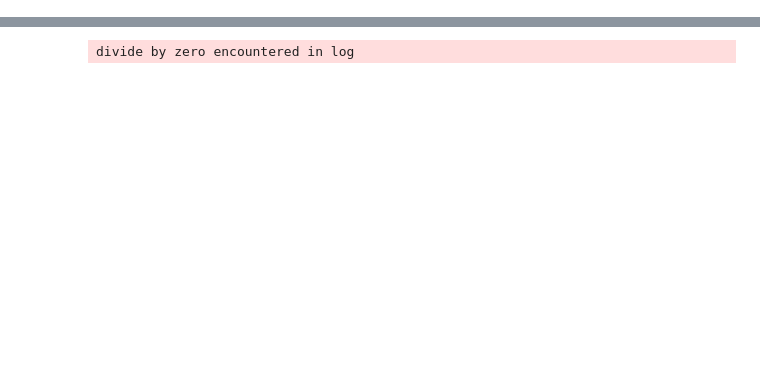
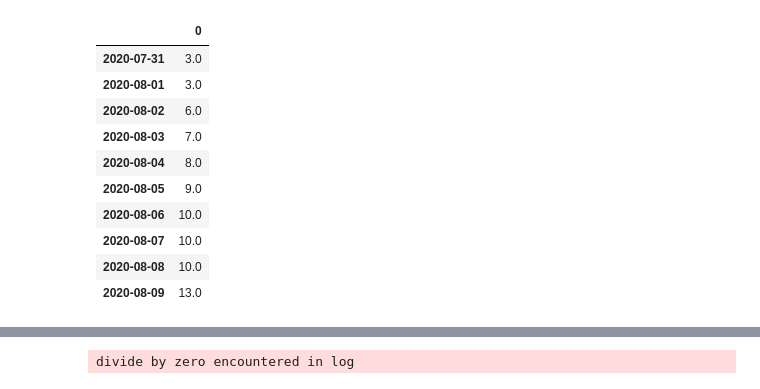
Before and after one commit to QuocTran/COVID-19, a Jupyter notebook: prognosis/Try_SEIR.ipynb, the cells around one changed output, grey strips where cells are left out. Cells and saved outputs as stored; diff of their text form; code cells hidden in the pictures; blank space fills up the shorter version.

```diff
--- a/prognosis/Try_SEIR.ipynb
+++ b/prognosis/Try_SEIR.ipynb
@@ -14,3 +14,5 @@ import pandas as pd
 import numpy as np
 import datetime as dt
 import matplotlib.pyplot as plt
+# %%
+vietnam = mu.get_data_by_country('Vietnam')
@@ -16,0 +38,14 @@ import matplotlib.pyplot as plt
+# %%
+vietnam.head(10)
+# %% [output]
+|  | 0 |
+| 2020-07-31 | 3.0 |
+| 2020-08-01 | 3.0 |
+| 2020-08-02 | 6.0 |
+| 2020-08-03 | 7.0 |
+| 2020-08-04 | 8.0 |
+| 2020-08-05 | 9.0 |
+| 2020-08-06 | 10.0 |
+| 2020-08-07 | 10.0 |
+| 2020-08-08 | 10.0 |
+| 2020-08-09 | 13.0 |
```
Also changed, not shown: parts of 8 cells of this notebook, 1 other file.
